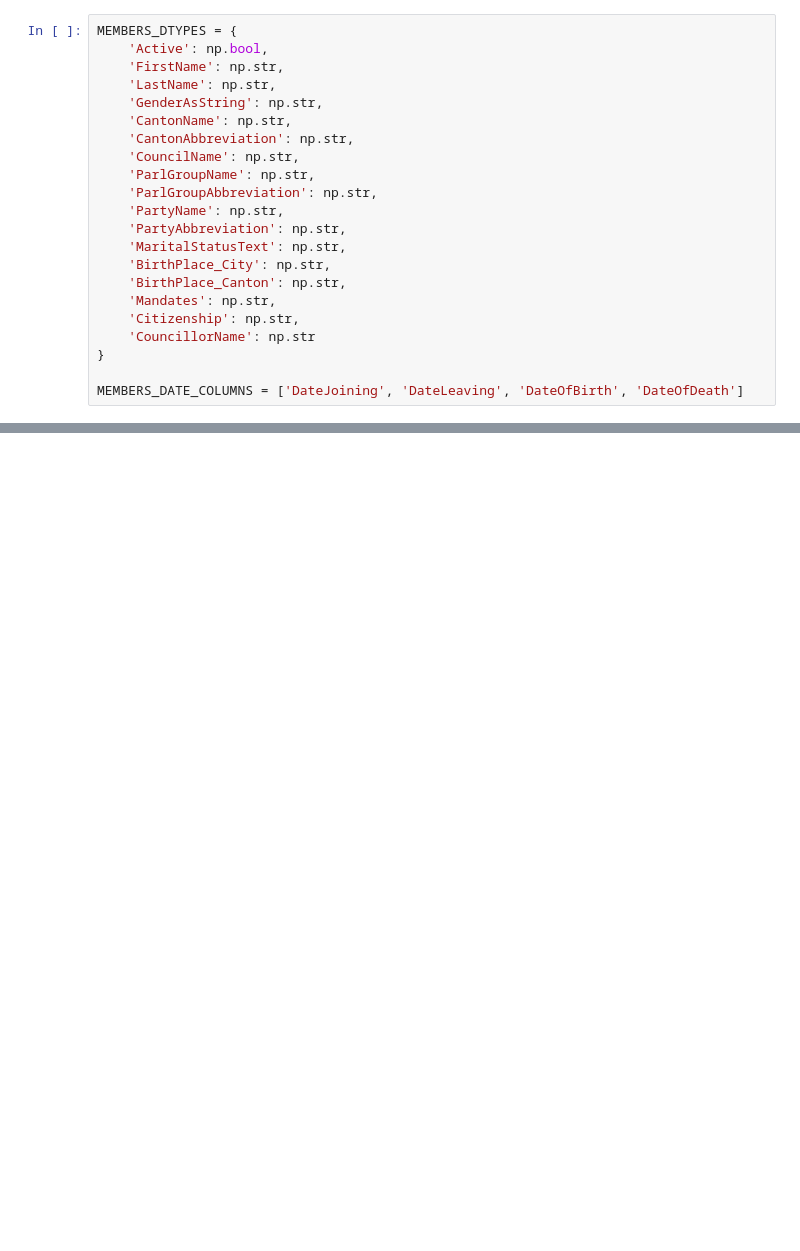
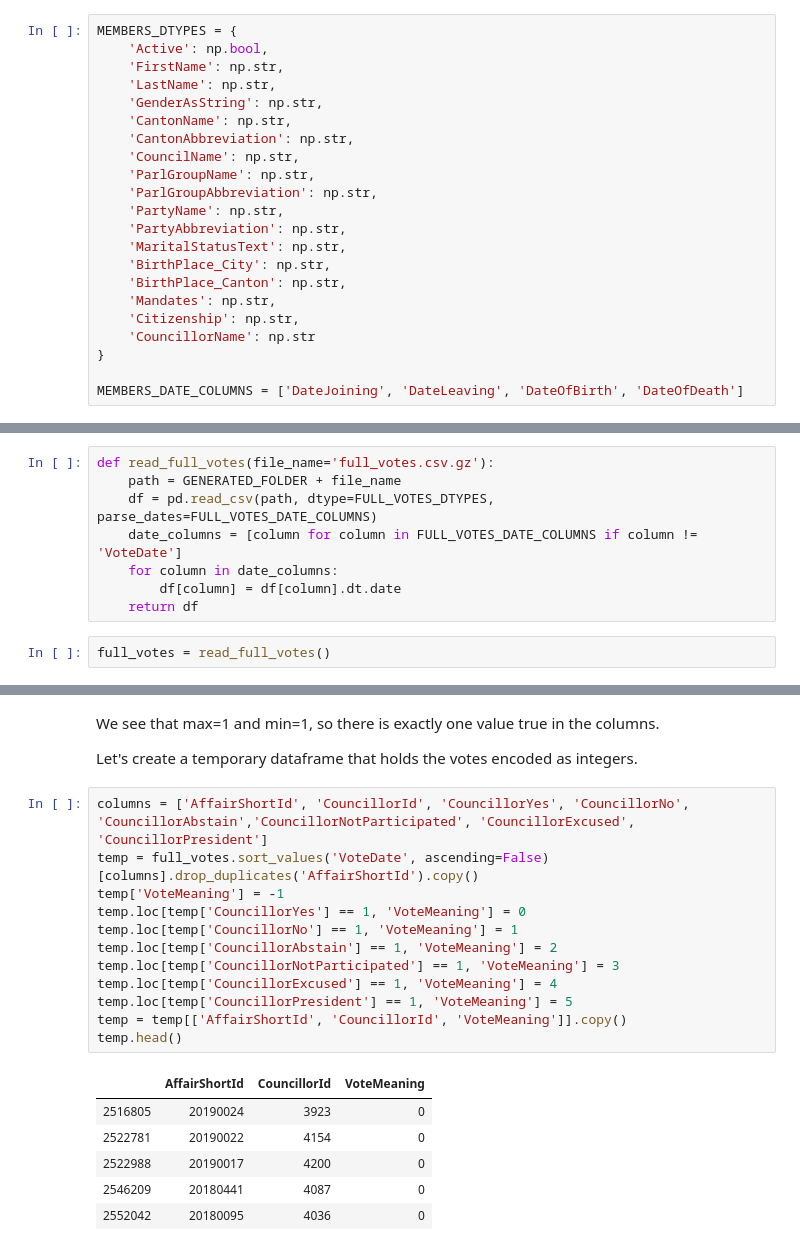
Before and after one commit to guarin/voting_behavior_analysis, a Jupyter notebook: src/data_cleaning.ipynb, the cells around one changed output, grey strips where cells are left out. Cells and saved outputs as stored; diff of their text form; blank space fills up the shorter version.

```diff
--- a/src/data_cleaning.ipynb
+++ b/src/data_cleaning.ipynb
@@ -275,0 +417,10 @@ for column in MEMBERS_DATE_COLUMNS:
+# %%
+def read_full_votes(file_name='full_votes.csv.gz'):
+    path = GENERATED_FOLDER + file_name
+    df = pd.read_csv(path, dtype=FULL_VOTES_DTYPES, parse_dates=FULL_VOTES_DATE_COLUMNS)
+    date_columns = [column for column in FULL_VOTES_DATE_COLUMNS if column != 'VoteDate']
+    for column in date_columns:
+        df[column] = df[column].dt.date
+    return df
+# %%
+full_votes = read_full_votes()
@@ -275,0 +458,23 @@ for column in MEMBERS_DATE_COLUMNS:
+# %% [markdown]
+We see that max=1 and min=1, so there is exactly one value true in the columns.
+
+Let's create a temporary dataframe that holds the votes encoded as integers.
+# %%
+columns = ['AffairShortId', 'CouncillorId', 'CouncillorYes', 'CouncillorNo', 'CouncillorAbstain','CouncillorNotParticipated', 'CouncillorExcused', 'CouncillorPresident']
+temp = full_votes.sort_values('VoteDate', ascending=False)[columns].drop_duplicates('AffairShortId').copy()
+temp['VoteMeaning'] = -1
+temp.loc[temp['CouncillorYes'] == 1, 'VoteMeaning'] = 0
+temp.loc[temp['CouncillorNo'] == 1, 'VoteMeaning'] = 1
+temp.loc[temp['CouncillorAbstain'] == 1, 'VoteMeaning'] = 2
+temp.loc[temp['CouncillorNotParticipated'] == 1, 'VoteMeaning'] = 3
+temp.loc[temp['CouncillorExcused'] == 1, 'VoteMeaning'] = 4
+temp.loc[temp['CouncillorPresident'] == 1, 'VoteMeaning'] = 5
+temp = temp[['AffairShortId', 'CouncillorId', 'VoteMeaning']].copy()
+temp.head()
+# %% [output]
+|  | AffairShortId | CouncillorId | VoteMeaning |
+| 2516805 | 20190024 | 3923 | 0 |
+| 2522781 | 20190022 | 4154 | 0 |
+| 2522988 | 20190017 | 4200 | 0 |
+| 2546209 | 20180441 | 4087 | 0 |
+| 2552042 | 20180095 | 4036 | 0 |
```
Also changed, not shown: parts of 63 cells of this notebook, 3 other files.
